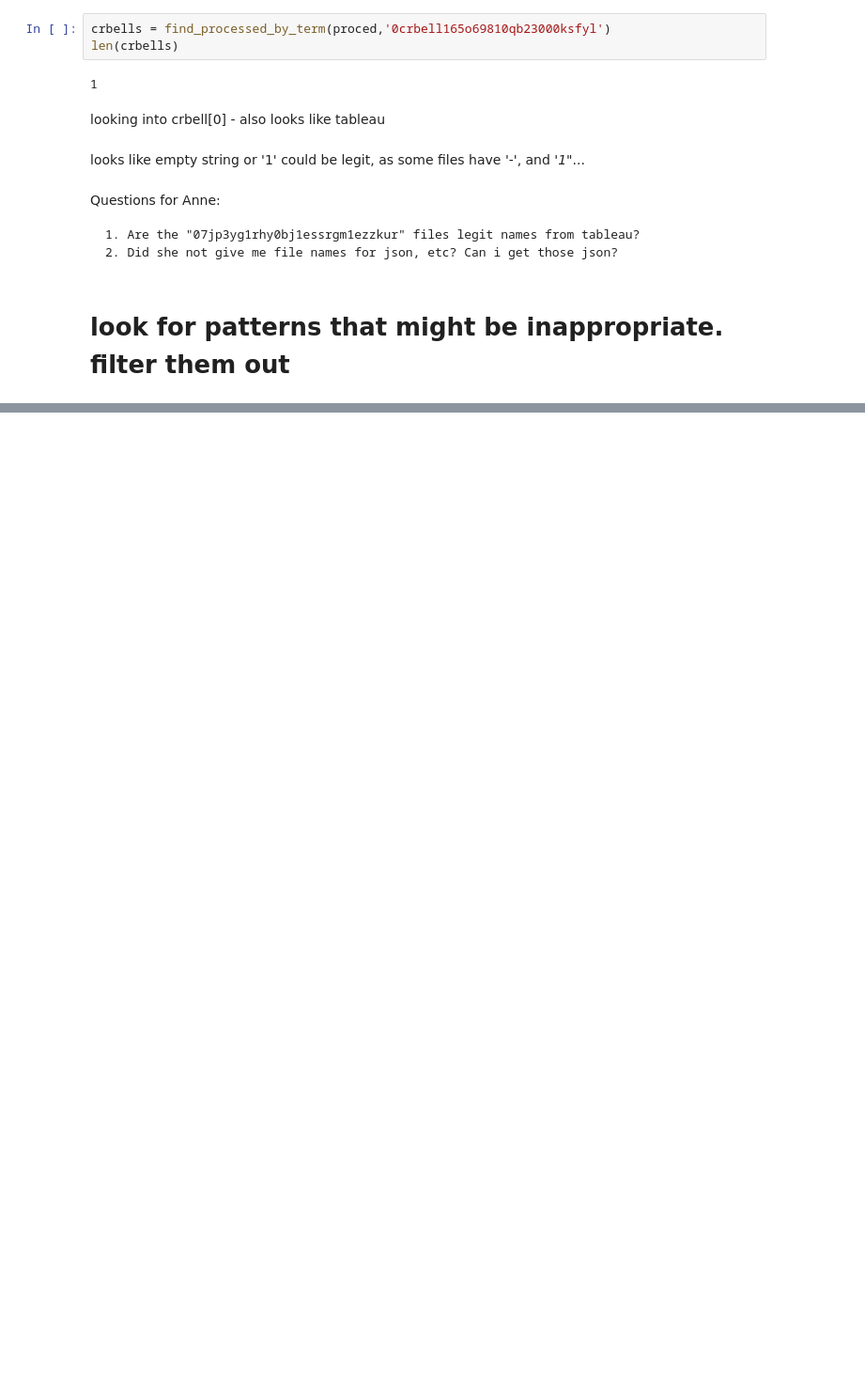
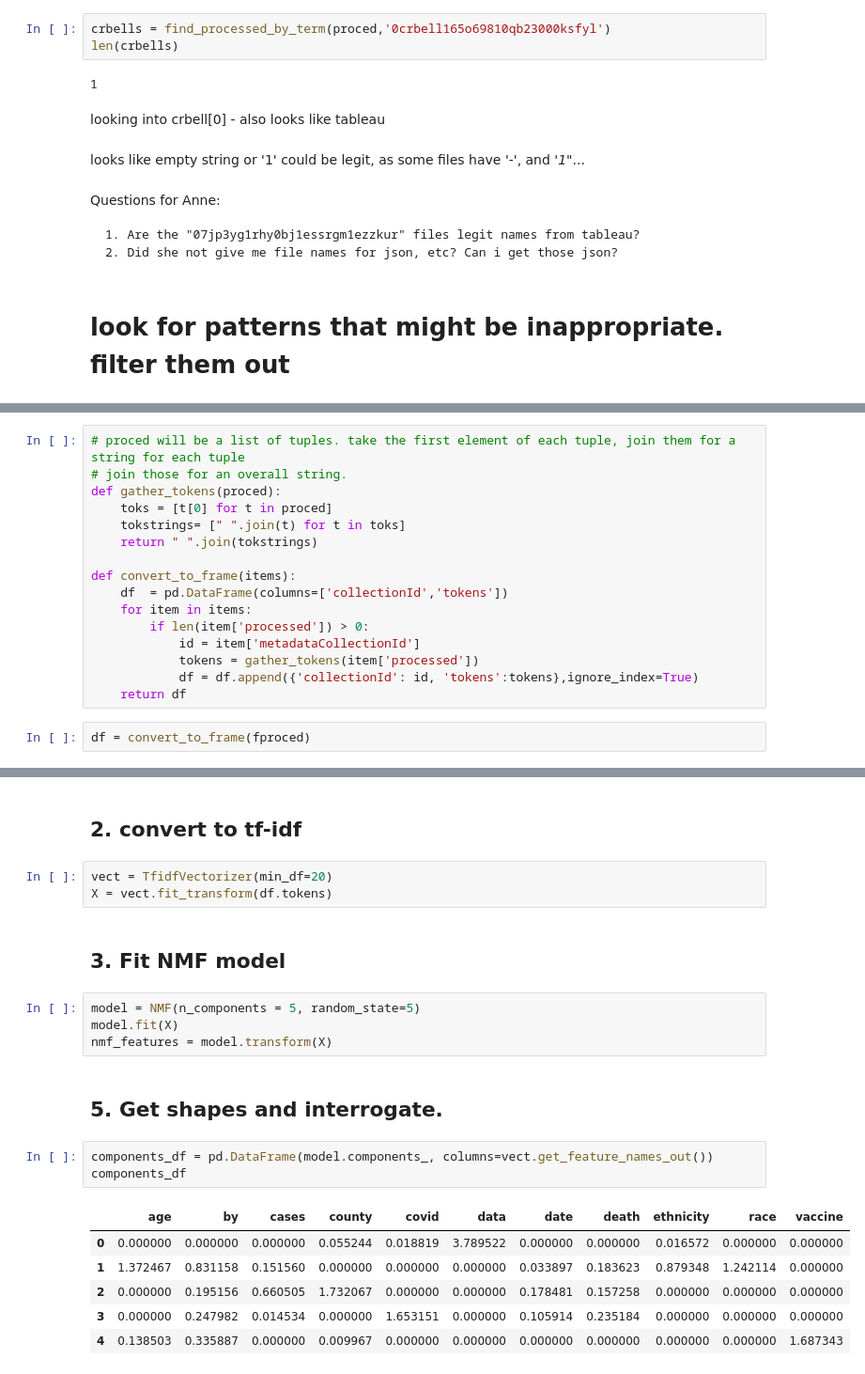
Before and after one commit to midas-network/scraping-analysis, a Jupyter notebook: analysis.ipynb, the cells around one changed output, grey strips where cells are left out. Shown at 94% size. Drawn from its saved outputs; the diff is of its cells as text; blank space fills up the shorter version.

Commit message:
first crack

```diff
--- a/analysis.ipynb
+++ b/analysis.ipynb
@@ -666,0 +735,18 @@ ctis
+# %%
+# proced will be a list of tuples. take the first element of each tuple, join them for a string for each tuple
+# join those for an overall string.
+def gather_tokens(proced):
+    toks = [t[0] for t in proced]
+    tokstrings= [" ".join(t) for t in toks]
+    return " ".join(tokstrings)
+
+def convert_to_frame(items):
+    df  = pd.DataFrame(columns=['collectionId','tokens'])
+    for item in items:
+        if len(item['processed']) > 0:
+            id = item['metadataCollectionId']
+            tokens = gather_tokens(item['processed'])
+            df = df.append({'collectionId': id, 'tokens':tokens},ignore_index=True)
+    return df
+# %%
+df = convert_to_frame(fproced)
@@ -666,0 +769,23 @@ ctis
+# %% [markdown]
+## 2. convert to tf-idf
+# %%
+vect = TfidfVectorizer(min_df=20)
+X = vect.fit_transform(df.tokens)
+# %% [markdown]
+## 3. Fit NMF model
+# %%
+model = NMF(n_components = 5, random_state=5)
+model.fit(X)
+nmf_features = model.transform(X)
+# %% [markdown]
+## 5. Get shapes and interrogate.
+# %%
+components_df = pd.DataFrame(model.components_, columns=vect.get_feature_names_out())
+components_df
+# %% [output]
+|  | age | by | cases | county | covid | data | date | death | ethnicity | race | vaccine |
+| 0 | 0.000000 | 0.000000 | 0.000000 | 0.055244 | 0.018819 | 3.789522 | 0.000000 | 0.000000 | 0.016572 | 0.000000 | 0.000000 |
+| 1 | 1.372467 | 0.831158 | 0.151560 | 0.000000 | 0.000000 | 0.000000 | 0.033897 | 0.183623 | 0.879348 | 1.242114 | 0.000000 |
+| 2 | 0.000000 | 0.195156 | 0.660505 | 1.732067 | 0.000000 | 0.000000 | 0.178481 | 0.157258 | 0.000000 | 0.000000 | 0.000000 |
+| 3 | 0.000000 | 0.247982 | 0.014534 | 0.000000 | 1.653151 | 0.000000 | 0.105914 | 0.235184 | 0.000000 | 0.000000 | 0.000000 |
+| 4 | 0.138503 | 0.335887 | 0.000000 | 0.009967 | 0.000000 | 0.000000 | 0.000000 | 0.000000 | 0.000000 | 0.000000 | 1.687343 |
```
Also changed, not shown: parts of 42 cells of this notebook.
